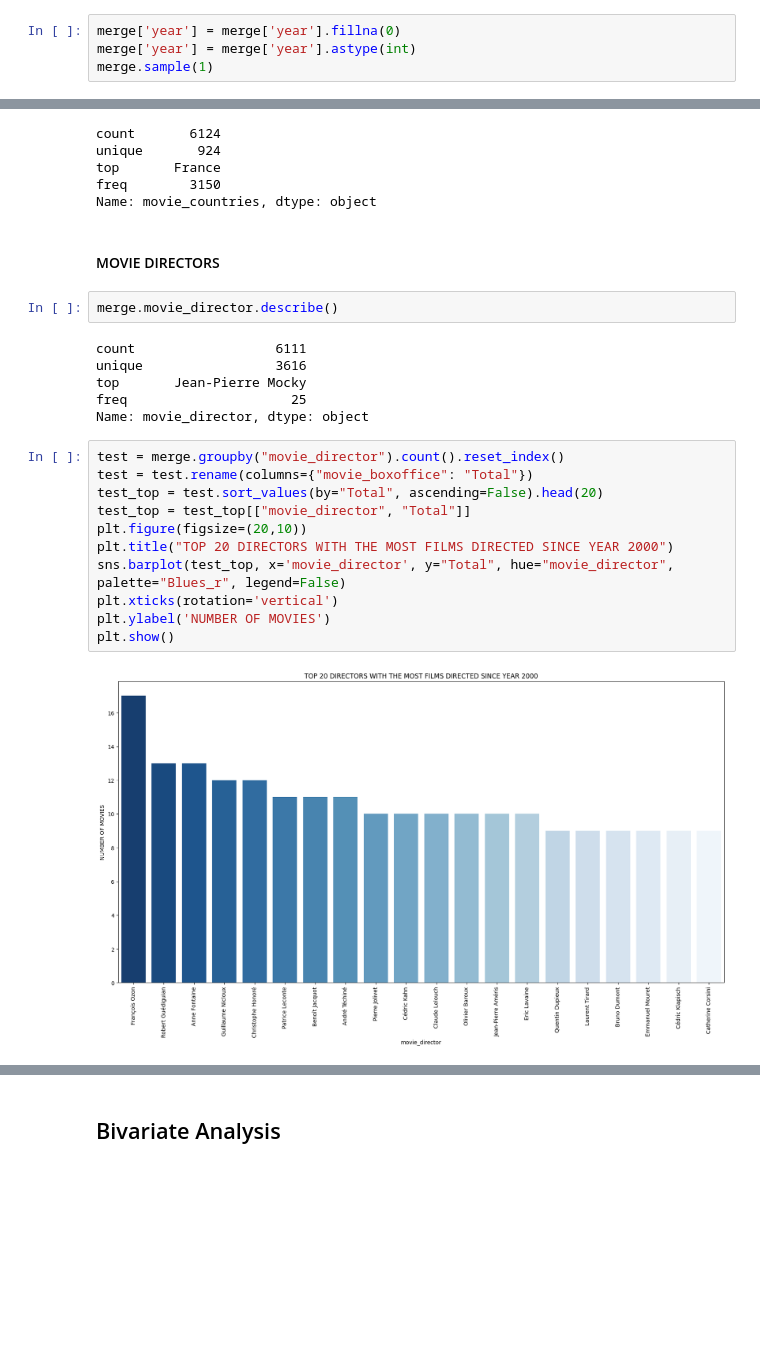
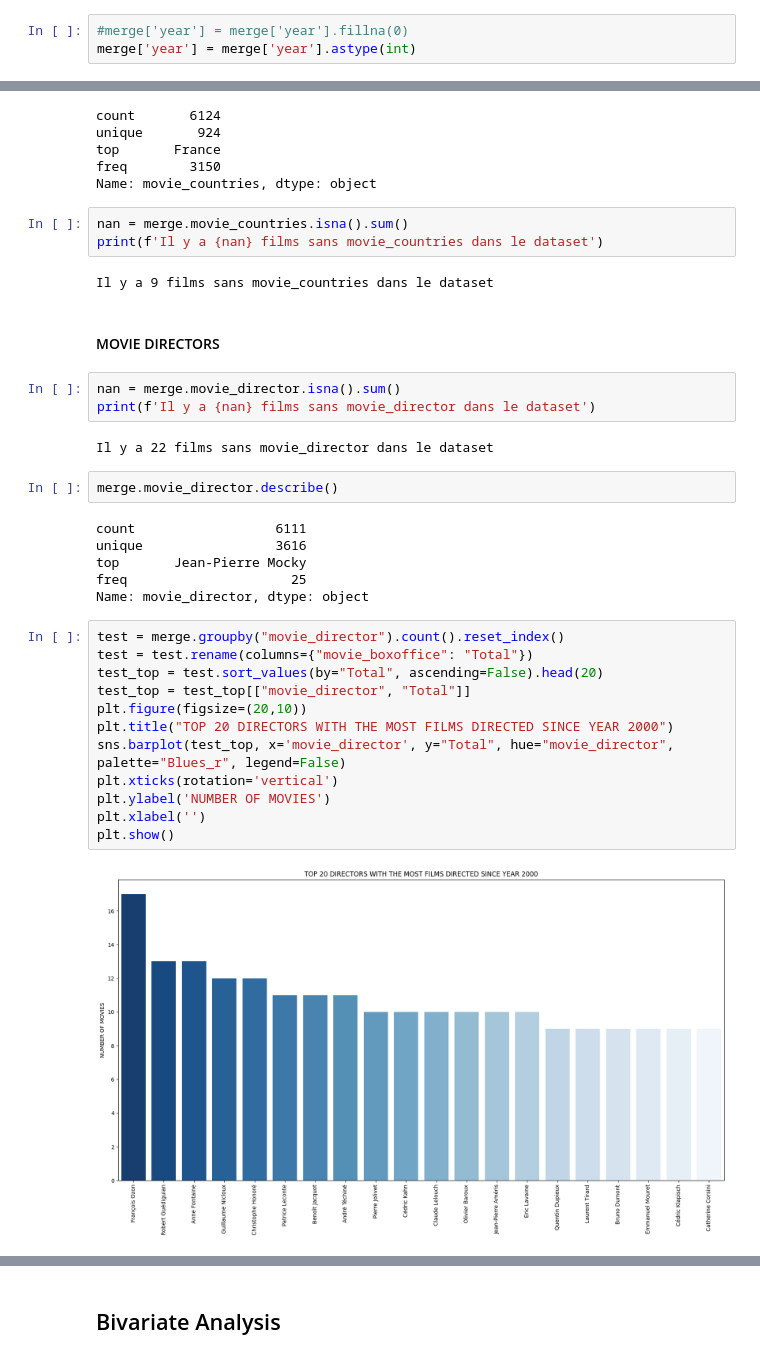
Before and after one commit to t7bo/BOX, a Jupyter notebook: eda/EDA.ipynb, the cells around one changed output, grey strips where cells are left out. Drawn from its saved outputs; the diff is of its cells as text; blank space fills up the shorter version.

```diff
--- a/eda/EDA.ipynb
+++ b/eda/EDA.ipynb
@@ -231,6 +231,5 @@ import matplotlib.pyplot as plt
 import seaborn as sns
 import pandas as pd
 # %%
-merge['year'] = merge['year'].fillna(0)
+#merge['year'] = merge['year'].fillna(0)
 merge['year'] = merge['year'].astype(int)
-merge.sample(1)
@@ -307,8 +329,18 @@ unique       924
 top       France
 freq        3150
 Name: movie_countries, dtype: object
+# %%
+nan = merge.movie_countries.isna().sum()
+print(f'Il y a {nan} films sans movie_countries dans le dataset')
+# %% [output]
+Il y a 9 films sans movie_countries dans le dataset
 # %% [markdown]
 #### MOVIE DIRECTORS
+# %%
+nan = merge.movie_director.isna().sum()
+print(f'Il y a {nan} films sans movie_director dans le dataset')
+# %% [output]
+Il y a 22 films sans movie_director dans le dataset
 # %%
 merge.movie_director.describe()
 # %% [output]
@@ -320,13 +352,14 @@ Name: movie_director, dtype: object
 # %%
 test = merge.groupby("movie_director").count().reset_index()
 test = test.rename(columns={"movie_boxoffice": "Total"})
 test_top = test.sort_values(by="Total", ascending=False).head(20)
 test_top = test_top[["movie_director", "Total"]]
 plt.figure(figsize=(20,10))
 plt.title("TOP 20 DIRECTORS WITH THE MOST FILMS DIRECTED SINCE YEAR 2000")
 sns.barplot(test_top, x='movie_director', y="Total", hue="movie_director", palette="Blues_r", legend=False)
 plt.xticks(rotation='vertical')
 plt.ylabel('NUMBER OF MOVIES')
+plt.xlabel('')
 plt.show()
 # %% [output]
-[figure, old version]
+[figure, new version]
```
Also changed, not shown: parts of 69 cells of this notebook.
